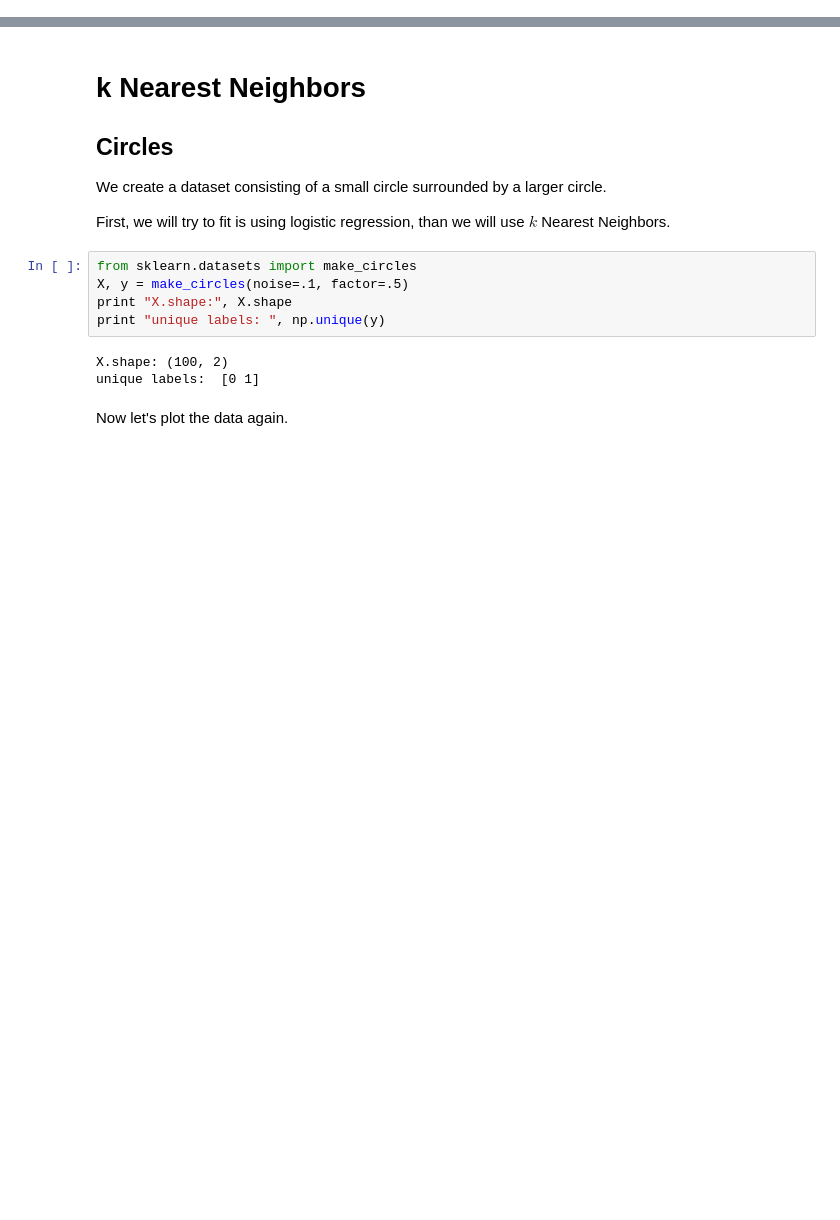
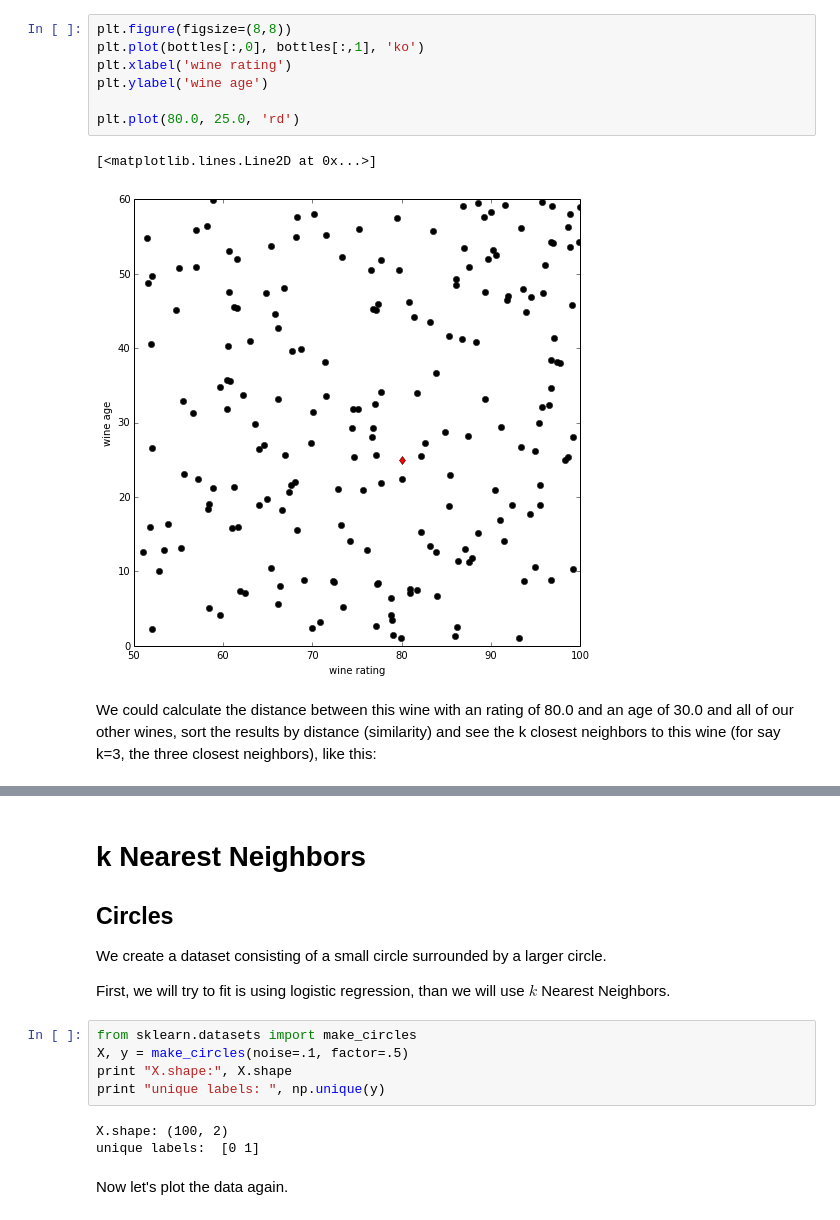
Before and after one commit to tgrasty/CSCI574-Machine-Learning, a Jupyter notebook: Lecture-09-k-Nearest-Neighbors.ipynb, the cells around one changed output, grey strips where cells are left out. Saved outputs shown, nothing was run; the diff lists cells and outputs as text; blank space fills up the shorter version.

Commit message:
Added more discussion and content of the k-Nearest Neighbors classifier/regressor.

```diff
--- a/Lecture-09-k-Nearest-Neighbors.ipynb
+++ b/Lecture-09-k-Nearest-Neighbors.ipynb
@@ -0,0 +165,14 @@
+# %%
+plt.figure(figsize=(8,8))
+plt.plot(bottles[:,0], bottles[:,1], 'ko')
+plt.xlabel('wine rating')
+plt.ylabel('wine age')
+
+plt.plot(80.0, 25.0, 'rd')
+# %% [output]
+[<matplotlib.lines.Line2D at 0x...>]
+[figure, added]
+# %% [markdown]
+We could calculate the distance between this wine with an rating of 80.0 and an age of 30.0 and all of our other wines, sort
+the results by distance (similarity) and see the k closest neighbors to this wine (for say k=3, the three closest neighbors),
+like this:
```
Also changed, not shown: parts of 23 cells of this notebook.
